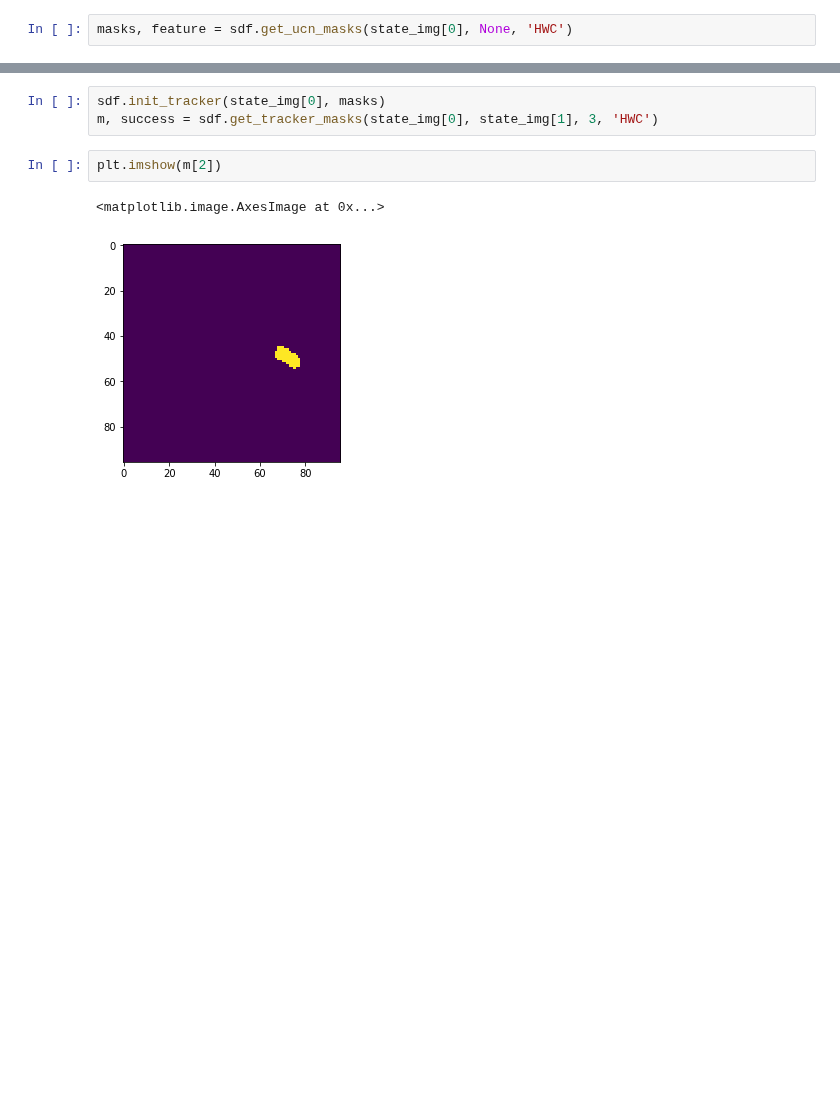
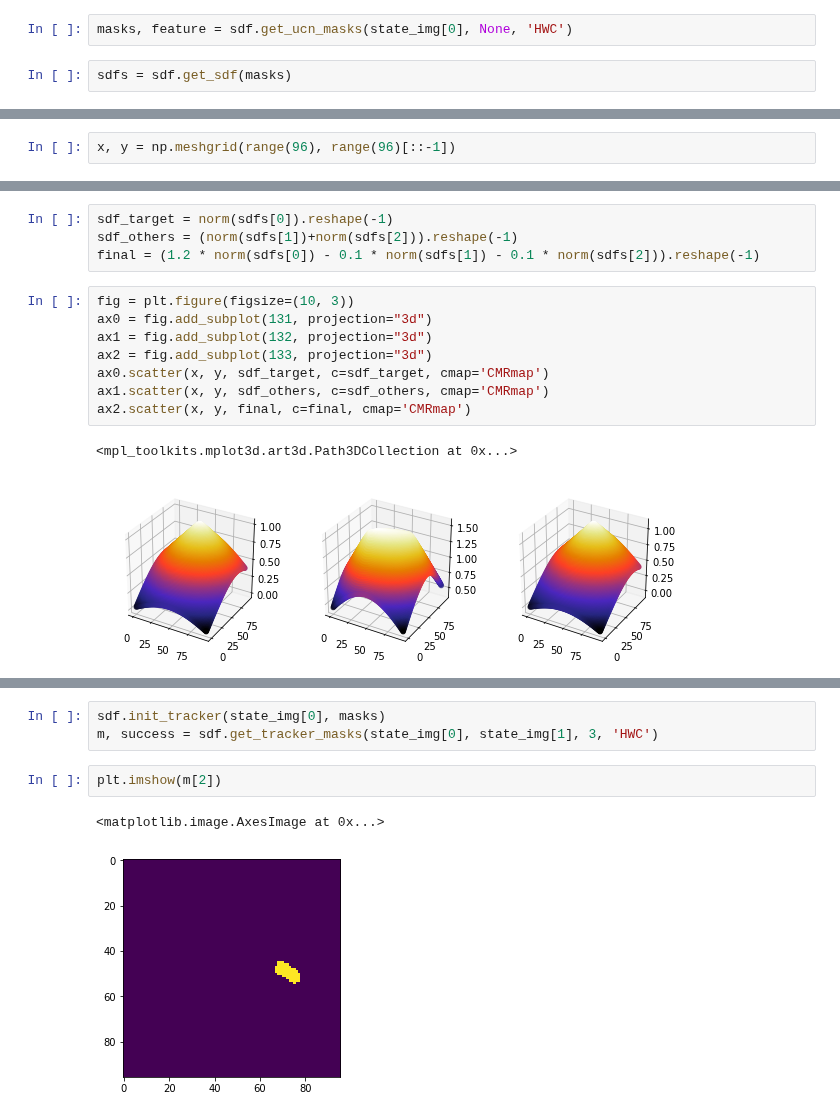
Before and after one commit to hogunkee/ur5_manipulation, a Jupyter notebook: object_wise/dqn/debugging.ipynb, the cells around one changed output, grey strips where cells are left out. Drawn from its saved outputs; the diff is of its cells as text; blank space fills up the shorter version.

```diff
--- a/object_wise/dqn/debugging.ipynb
+++ b/object_wise/dqn/debugging.ipynb
@@ -45,2 +49,4 @@ plt.imshow(state_img[0])
 # %%
 masks, feature = sdf.get_ucn_masks(state_img[0], None, 'HWC')
+# %%
+sdfs = sdf.get_sdf(masks)
@@ -46,0 +55,2 @@ masks, feature = sdf.get_ucn_masks(state_img[0], None, 'HWC')
+# %%
+x, y = np.meshgrid(range(96), range(96)[::-1])
@@ -46,0 +66,15 @@ masks, feature = sdf.get_ucn_masks(state_img[0], None, 'HWC')
+# %%
+sdf_target = norm(sdfs[0]).reshape(-1)
+sdf_others = (norm(sdfs[1])+norm(sdfs[2])).reshape(-1)
+final = (1.2 * norm(sdfs[0]) - 0.1 * norm(sdfs[1]) - 0.1 * norm(sdfs[2])).reshape(-1)
+# %%
+fig = plt.figure(figsize=(10, 3))
+ax0 = fig.add_subplot(131, projection="3d")
+ax1 = fig.add_subplot(132, projection="3d")
+ax2 = fig.add_subplot(133, projection="3d")
+ax0.scatter(x, y, sdf_target, c=sdf_target, cmap='CMRmap')
+ax1.scatter(x, y, sdf_others, c=sdf_others, cmap='CMRmap')
+ax2.scatter(x, y, final, c=final, cmap='CMRmap')
+# %% [output]
+<mpl_toolkits.mplot3d.art3d.Path3DCollection at 0x...>
+[figure, added]
```
Also changed, not shown: parts of 11 cells of this notebook, 1 other file.
